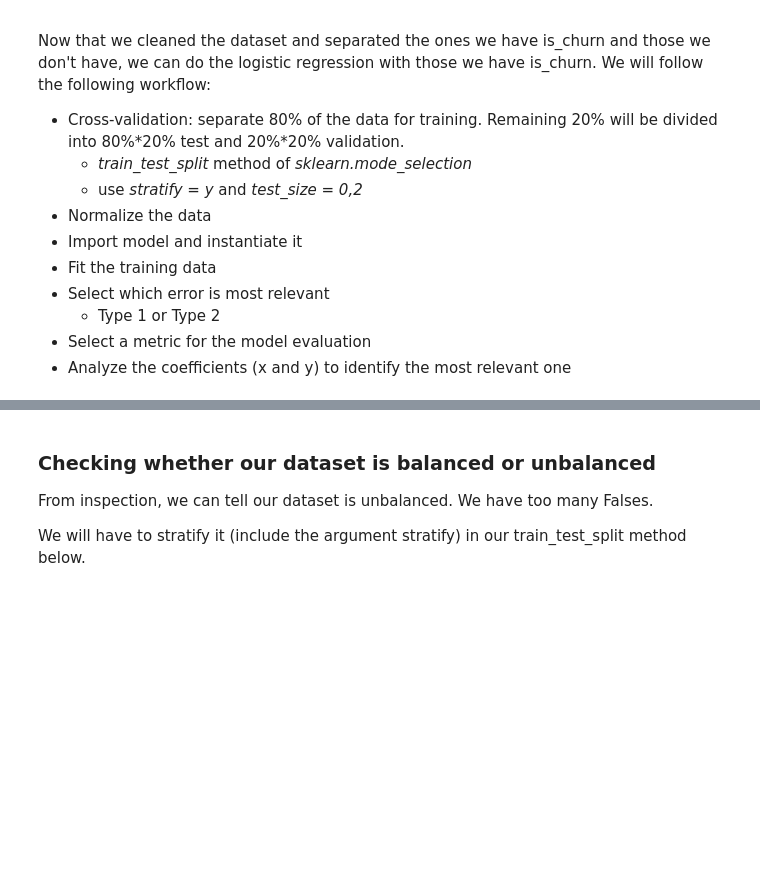
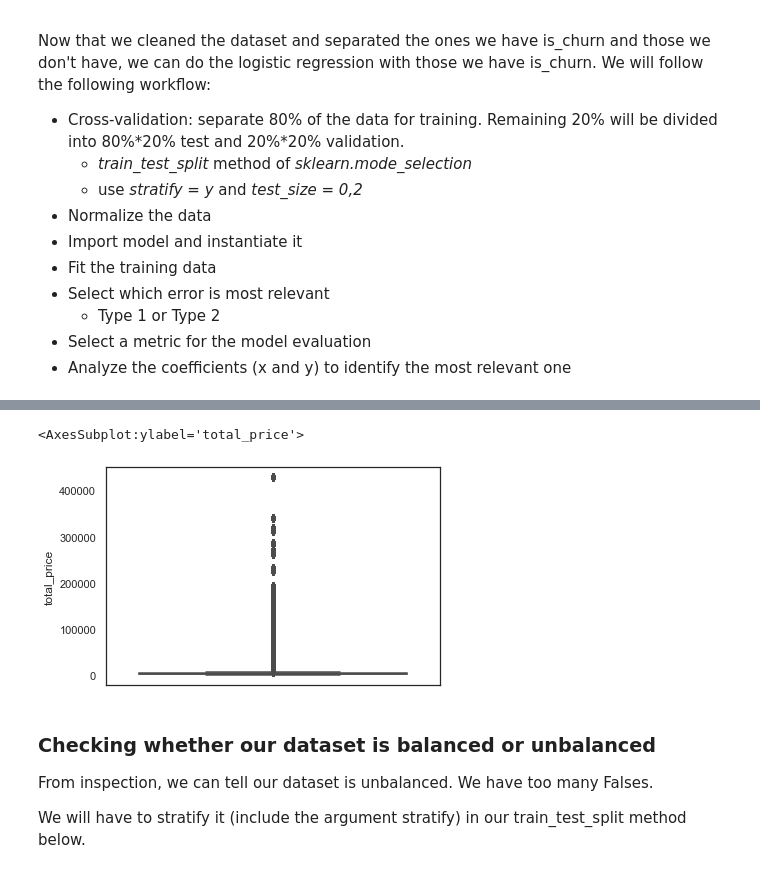
Before and after one commit to Forastierii/case-ambev, a Jupyter notebook: case-ambev.ipynb, the cells around one changed output, grey strips where cells are left out. Cells and saved outputs as stored; diff of their text form; code cells hidden in the pictures; blank space fills up the shorter version.

```diff
--- a/case-ambev.ipynb
+++ b/case-ambev.ipynb
@@ -287,3 +315,8 @@ We will follow the following workflow:
+# %%
+sns.boxplot(y='total_price', data=ambev_churn_available)
+# %% [output]
+<AxesSubplot:ylabel='total_price'>
+[figure, added]
 # %% [markdown]
 ### Checking whether our dataset is balanced or unbalanced
 From inspection, we can tell our dataset is unbalanced. We have too many Falses.
```
Also changed, not shown: parts of 48 cells of this notebook.
